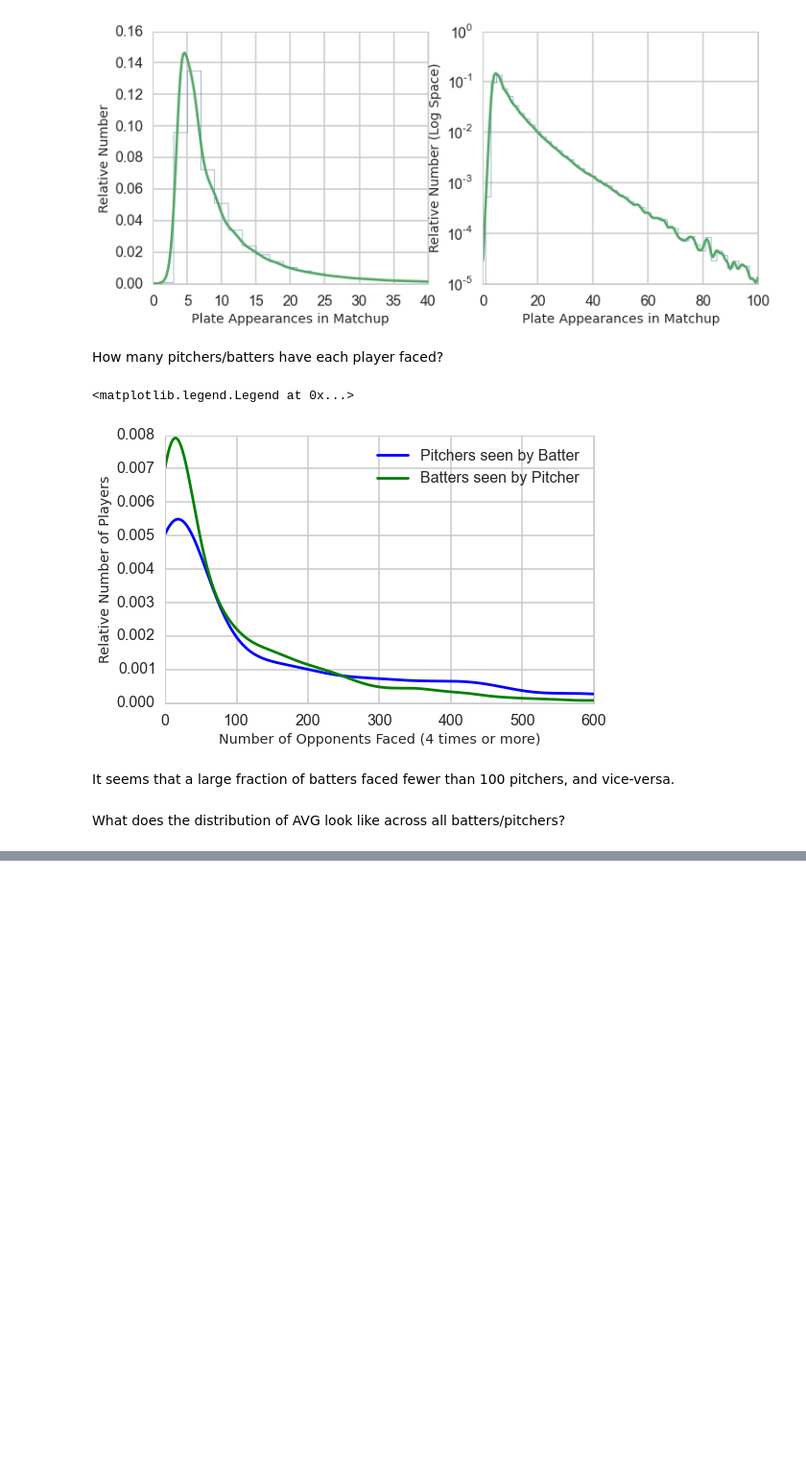
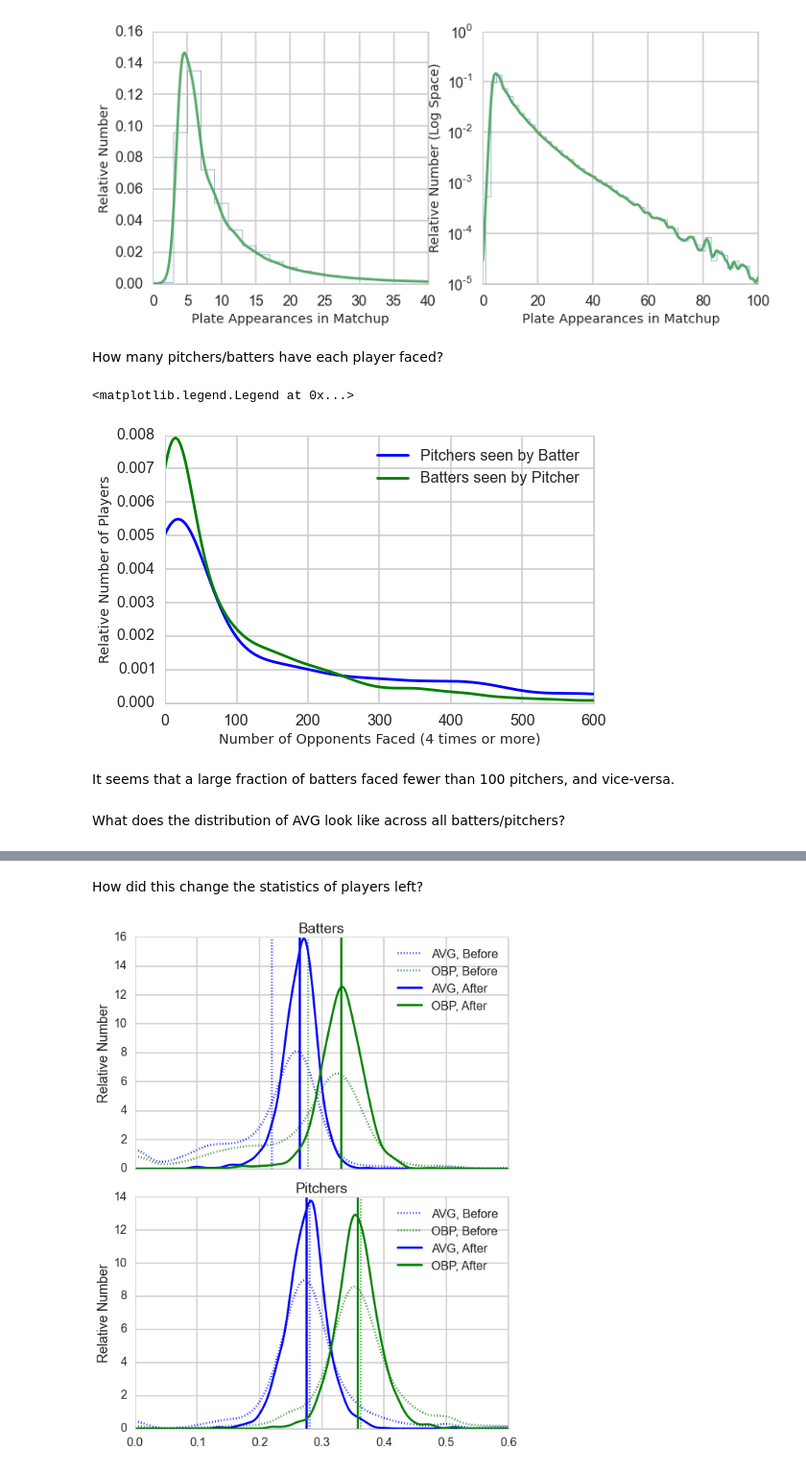
Before and after one commit to bacook17/CS109_baseball, a Jupyter notebook: Master_Notebook.ipynb, the cells around one changed output, grey strips where cells are left out. Shown at 96% size. Drawn from its saved outputs; the diff is of its cells as text; code cells hidden in the pictures; blank space fills up the shorter version.

```diff
--- a/Master_Notebook.ipynb
+++ b/Master_Notebook.ipynb
@@ -490,0 +502,5 @@ Median pitcher OBP: 0.356
+# %%
+#Reload dataset from here, in case want to begin from this part of the code
+big_df = pd.read_csv("big.csv")
+dftouse=big_df.copy()
+dftouse.head()
@@ -490,0 +560,13 @@ Median pitcher OBP: 0.356
+# %%
+min_matchup_PA = 7
+min_batter_PA = 100
+min_pitcher_PA = 100
+
+#Set minimum number of times batter/pitcher faced each other
+smalldf = make_smaller(dftouse, 'PA', min_matchup_PA)
+
+#Set minimum number of total plate appearances for batter and pitcher
+smalldf = make_smaller(smalldf, 'ov_PA', min_batter_PA)
+smalldf = make_smaller(smalldf, 'ovp_PA', min_pitcher_PA)
+
+smalldf.to_csv('small.csv', index=False)
@@ -490,0 +589,54 @@ Median pitcher OBP: 0.356
+# %% [markdown]
+How did this change the statistics of players left?
+# %%
+fig, axes = plt.subplots(figsize=(8, 10), nrows=2, sharex=True)
+axis=axes[0]
+AVG, OBP = big_df.groupby('bID')['ov_AVG'].agg(get_one), big_df.groupby('bID')['ov_OBP'].agg(get_one)
+kde_A = stats.gaussian_kde(AVG)
+kde_O = stats.gaussian_kde(OBP)
+x = np.linspace(0, .6, 1000)
+axis.plot(x, kde_A(x), 'b:', label='AVG, Before')
+axis.axvline(AVG.mean(), color='b', ls=':')
+
+axis.plot(x, kde_O(x), 'g:', label='OBP, Before')
+axis.axvline(OBP.mean(), color='g', ls=':')
+
+AVG, OBP = smalldf.groupby('bID')['ov_AVG'].agg(get_one), smalldf.groupby('bID')['ov_OBP'].agg(get_one)
+kde_A = stats.gaussian_kde(AVG)
+kde_O = stats.gaussian_kde(OBP)
+x = np.linspace(0, .6, 1000)
+axis.plot(x, kde_A(x), 'b-', label='AVG, After')
+axis.axvline(AVG.mean(), color='b', ls='-')
+
+axis.plot(x, kde_O(x), 'g-', label='OBP, After')
+axis.axvline(OBP.mean(), color='g', ls='-')
+axis.set_title("Batters")
+axis.set_ylabel('Relative Number')
+axis.legend()
+
+axis=axes[1]
+AVG, OBP = big_df.groupby('pID')['ovp_AVG'].agg(get_one), big_df.groupby('pID')['ovp_OBP'].agg(get_one)
+kde_A = stats.gaussian_kde(AVG)
+kde_O = stats.gaussian_kde(OBP)
+x = np.linspace(0, .6, 1000)
+axis.plot(x, kde_A(x), 'b:', label='AVG, Before')
+axis.axvline(AVG.mean(), color='b', ls=':')
+
+axis.plot(x, kde_O(x), 'g:', label='OBP, Before')
+axis.axvline(OBP.mean(), color='g', ls=':')
+
+AVG, OBP = smalldf.groupby('pID')['ovp_AVG'].agg(get_one), smalldf.groupby('pID')['ovp_OBP'].agg(get_one)
+kde_A = stats.gaussian_kde(AVG)
+kde_O = stats.gaussian_kde(OBP)
+x = np.linspace(0, .6, 1000)
+axis.plot(x, kde_A(x), 'b-', label='AVG, After')
+axis.axvline(AVG.mean(), color='b', ls='-')
+
+axis.plot(x, kde_O(x), 'g-', label='OBP, After')
+axis.axvline(OBP.mean(), color='g', ls='-')
+axis.set_title("Pitchers")
+axis.set_ylabel('Relative Number')
+axis.legend()
+plt.tight_layout()
+# %% [output]
+[figure, added]
```
Also changed, not shown: parts of 46 cells of this notebook, 6 other files.
